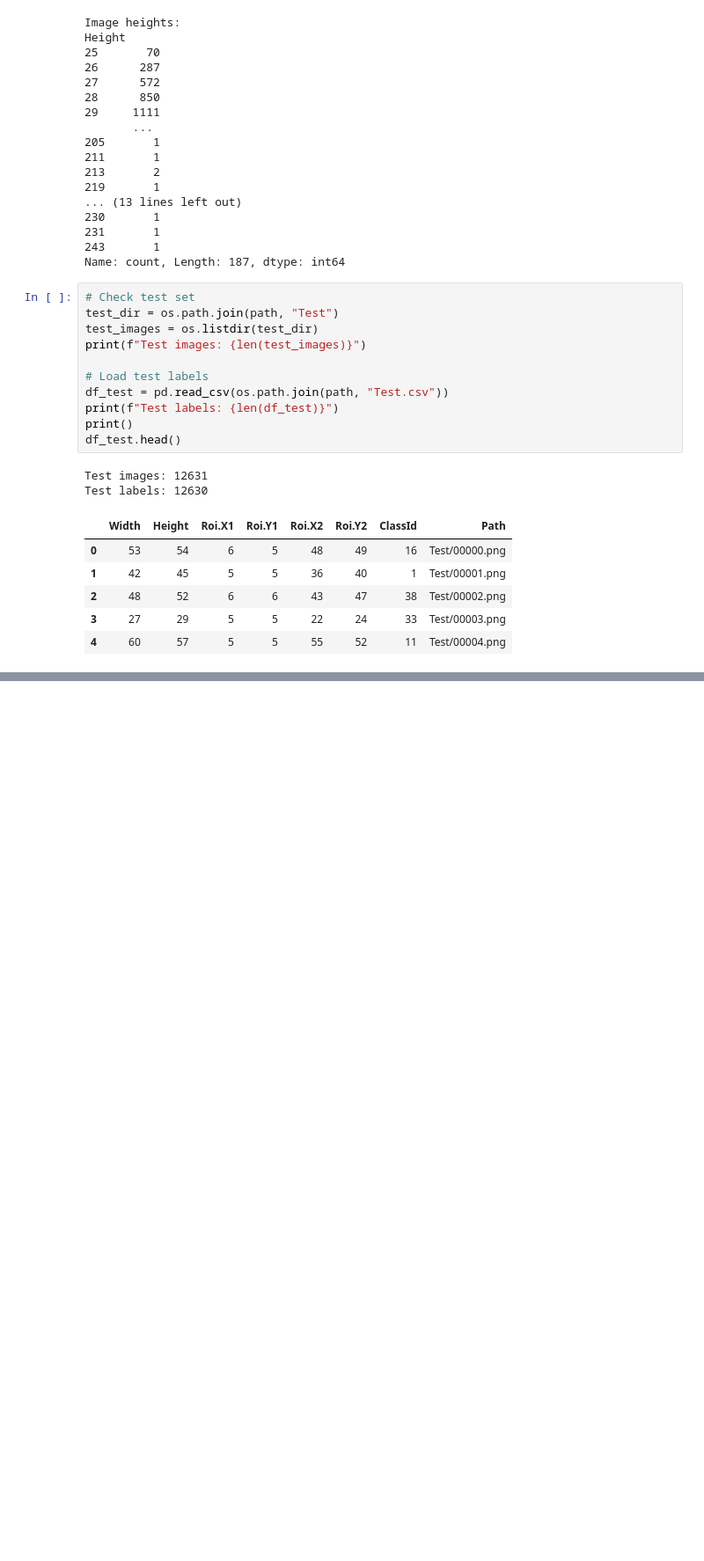
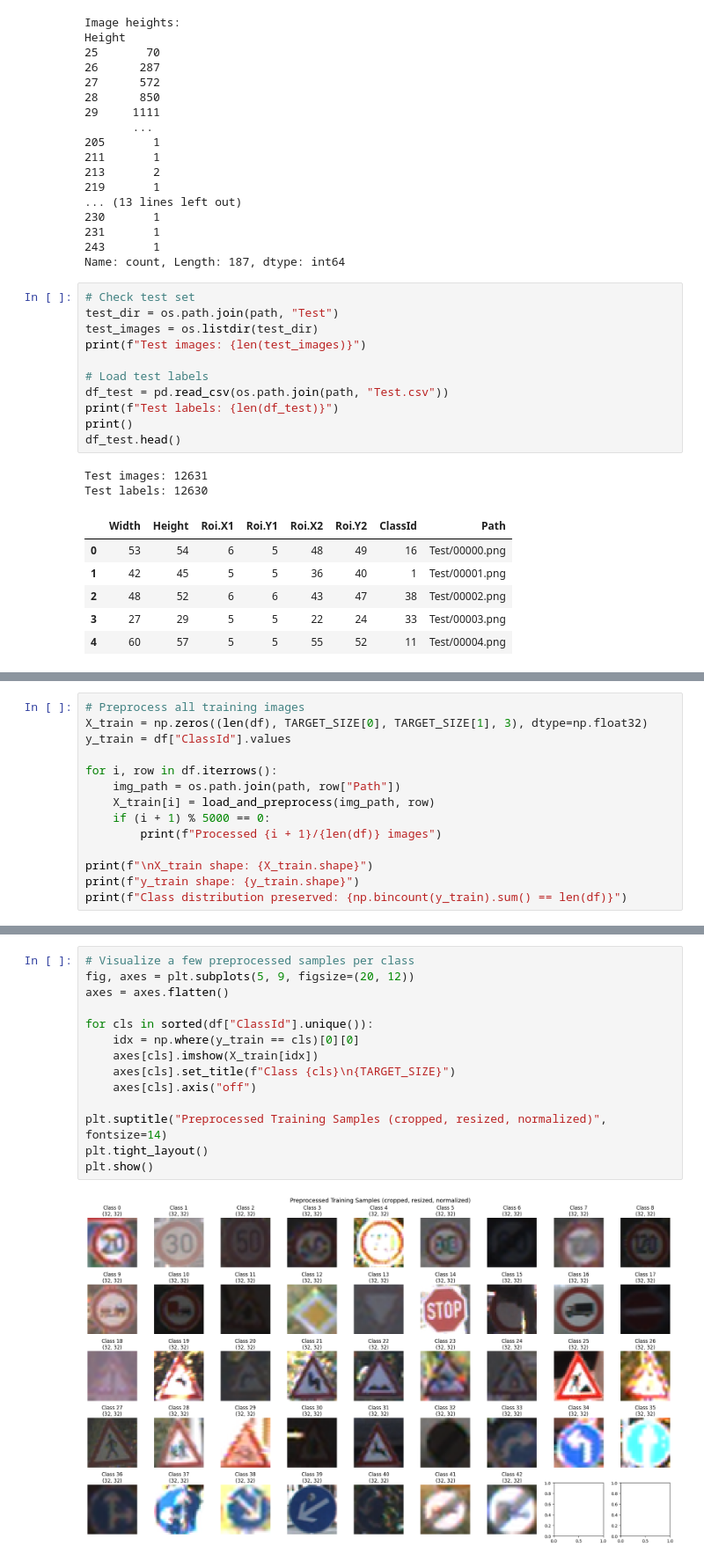
Before and after one commit to krstff/unica_GTSRB_project, a Jupyter notebook: notebook.ipynb, the cells around one changed output, grey strips where cells are left out. Shown at 88% size. Saved outputs shown, nothing was run; the diff lists cells and outputs as text; blank space fills up the shorter version.

Commit message:
simple preprocessing

```diff
--- a/notebook.ipynb
+++ b/notebook.ipynb
@@ -202,0 +242,14 @@ Test labels: 12630
+# %%
+# Preprocess all training images
+X_train = np.zeros((len(df), TARGET_SIZE[0], TARGET_SIZE[1], 3), dtype=np.float32)
+y_train = df["ClassId"].values
+
+for i, row in df.iterrows():
+    img_path = os.path.join(path, row["Path"])
+    X_train[i] = load_and_preprocess(img_path, row)
+    if (i + 1) % 5000 == 0:
+        print(f"Processed {i + 1}/{len(df)} images")
+
+print(f"\nX_train shape: {X_train.shape}")
+print(f"y_train shape: {y_train.shape}")
+print(f"Class distribution preserved: {np.bincount(y_train).sum() == len(df)}")
@@ -202,0 +291,16 @@ Test labels: 12630
+# %%
+# Visualize a few preprocessed samples per class
+fig, axes = plt.subplots(5, 9, figsize=(20, 12))
+axes = axes.flatten()
+
+for cls in sorted(df["ClassId"].unique()):
+    idx = np.where(y_train == cls)[0][0]
+    axes[cls].imshow(X_train[idx])
+    axes[cls].set_title(f"Class {cls}\n{TARGET_SIZE}")
+    axes[cls].axis("off")
+
+plt.suptitle("Preprocessed Training Samples (cropped, resized, normalized)", fontsize=14)
+plt.tight_layout()
+plt.show()
+# %% [output]
+[figure, added]
```
Also changed, not shown: parts of 4 cells of this notebook.
